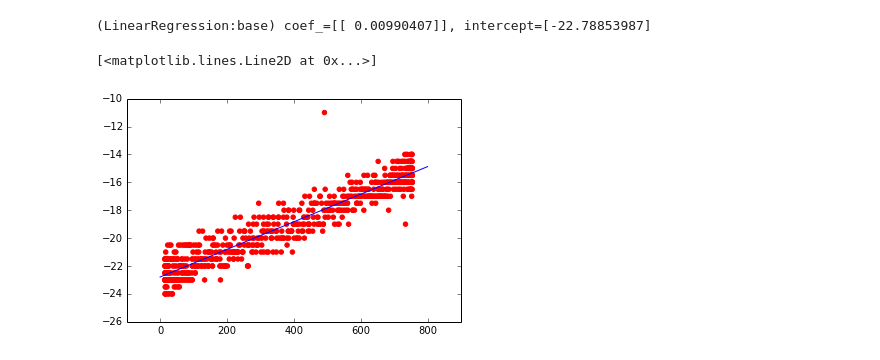
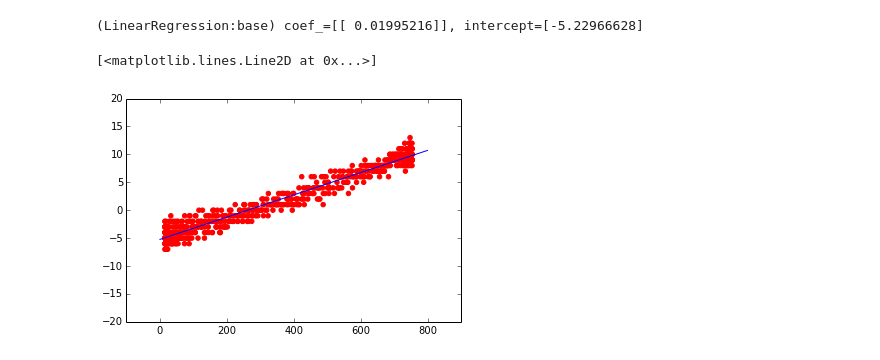
Before and after one commit to Mrk1869/EyeTracker_Regression, a Jupyter notebook: learn.ipynb, the cells around one changed output. Cells and saved outputs as stored; diff of their text form; code cells hidden in the pictures.

```diff
--- a/learn.ipynb
+++ b/learn.ipynb
@@ -186,58 +49,52 @@ max = 0.967207334404, ave = 0.954418314283, min = 0.941629294161
 # %%
-data_directory_path = 'data/2013-07-02_13:39:29_LineHori_Ishimaru/'
-gaze_data = read_csv(data_directory_path+'timestamp.csv', names=['time','x','y'], skiprows=1)
-coordinate_data = read_csv(data_directory_path+'coordinate.csv', names=['time','left_iris_x','left_iris_y','left_eyehead_x','left_eyehead_y','left_eyebottom_x','left_eyebottom_y','right_iris_x','right_iris_y','right_eyehead_x','right_eyehead_y','right_eyebottom_x','right_eyebottom_y'], skiprows=1)
-
 ans_x = []
-x = []
+diff_x = []
 
 last_ans_x = 1000
-gaze_center_x = 0
 
-i = 0
-for diffx in coordinate_data['right_iris_x']:
-    if diffx != 0 :
-        if gaze_data['x'][i] != last_ans_x :
+i = -1
+for iris_x in coordinate_data['right_iris_x']:
+    i = i + 1
+    if iris_x != 0 \
+    and coordinate_data['right_iris_x'][i] < coordinate_data['right_eyehead_x'][i] \
+    and coordinate_data['left_eyehead_x'][i] < coordinate_data['left_iris_x'][i] \
+    and coordinate_data['right_iris_y'][i] < coordinate_data['right_eyehead_y'][i] \
+    and coordinate_data['left_iris_y'][i] < coordinate_data['left_eyehead_y'][i] \
+    and gaze_data['x'][i] != last_ans_x :
 
-            ans_x.append(gaze_data['x'][i])
+        ans_x.append(gaze_data['x'][i])
+        diff_xr_i = coordinate_data['right_iris_x'][i] - coordinate_data['right_eyehead_x'][i] #minus value of < o↔>< o >
+        diff_xl_i = coordinate_data['left_iris_x'][i] - coordinate_data['left_eyehead_x'][i] #< o ><↔o >
+        diff_x.append(diff_xr_i + diff_xl_i)
+        last_ans_x = gaze_data['x'][i]
 
-#            diffx = (coordinate_data['right_eyehead_x'][i] - coordinate_data['right_iris_x'][i]) - (coordinate_data['left_iris_x'][i] - coordinate_data['left_eyehead_x'][i])
-            diffx = (coordinate_data['right_iris_x'][i] - coordinate_data['right_eyehead_x'][i])
-#            diffx = (coordinate_data['left_iris_x'][i] - coordinate_data['left_eyehead_x'][i])
-#            diffxr = coordinate_data['right_iris_x'][i] - (coordinate_data['right_eyehead_x'][i] + coordinate_data['right_eyebottom_x'][i])/2
-#            diffxl = coordinate_data['left_iris_x'][i] - (coordinate_data['left_eyehead_x'][i] + coordinate_data['left_eyebottom_x'][i])/2
-            x.append(diffx)
+scatter(ans_x, diff_x,color='r')
 
-    last_ans_x = gaze_data['x'][i]
-    i = i + 1
-
-scatter(ans_x, x,color='r')
 ans_x_list = [[ans_x[i]] for i in range(len(ans_x))]
 data = np.array(ans_x_list)
+diff_x_list = [[diff_x[i]] for i in range(len(diff_x))]
+target = np.array(diff_x_list)
 
-x_list = [[x[i]] for i in range(len(x))]
-target = np.array(x_list)
-
-# 線形回帰モデルを準備
 from sklearn import linear_model
 regr = linear_model.LinearRegression()
 
 np.random.seed(0)
 indices = np.random.permutation(len(data))
 half = len(data)/2
 data_train = data[indices[:half]]
 data_test = data[indices[half:]]
 target_train = target[indices[:half]]
 target_test = target[indices[half:]]
 
 regr.fit(data_train, target_train)
 regr.score(data_test, target_test)
 print "(LinearRegression:base) coef_=%s, intercept=%s" % (regr.coef_, regr.intercept_)
 
+ylim(-20,20)
 line_x = np.arange(0, 800, 1)
 line_y = line_x * regr.coef_[0] + regr.intercept_[0]
 plot(line_x,line_y)
 # %% [output]
-(LinearRegression:base) coef_=[[ 0.00990407]], intercept=[-22.78853987]
+(LinearRegression:base) coef_=[[ 0.01995216]], intercept=[-5.22966628]
 [<matplotlib.lines.Line2D at 0x...>]
-[figure, old version]
+[figure, new version]
```
Also changed, not shown: parts of 5 cells of this notebook, 1 other file.
